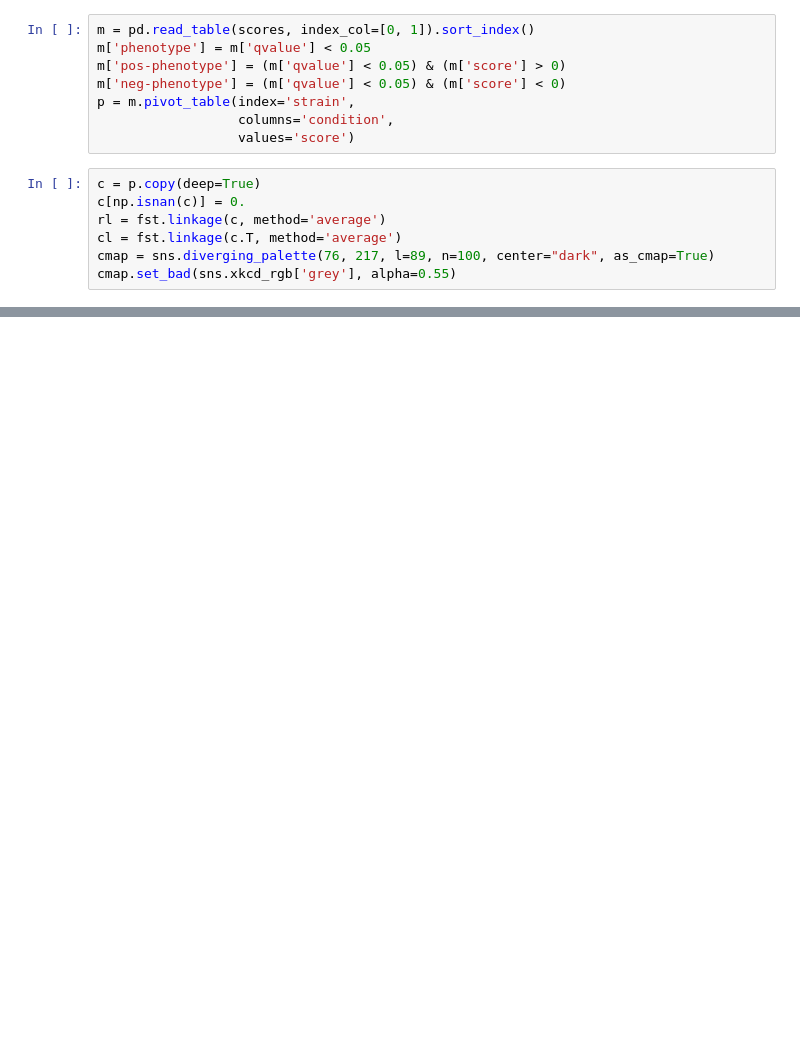
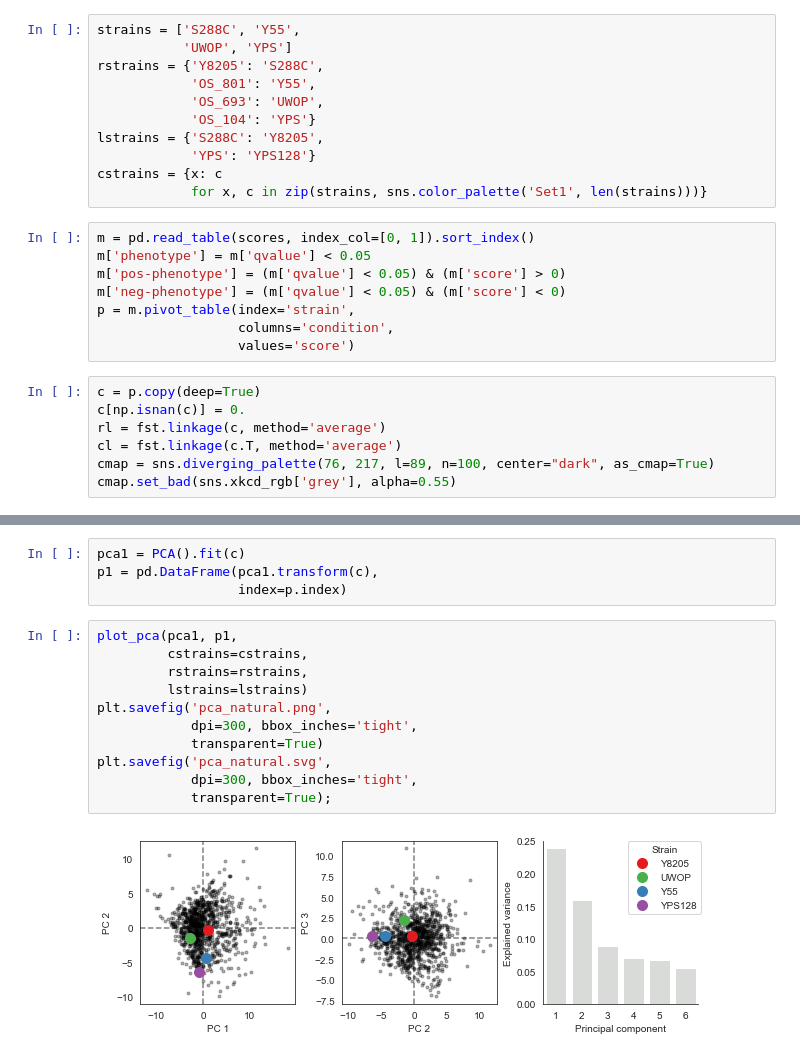
Before and after one commit to mgalardini/2018koyeast, a Jupyter notebook: notebooks/heatmaps-natural.ipynb, the cells around one changed output, grey strips where cells are left out. Drawn from its saved outputs; the diff is of its cells as text; blank space fills up the shorter version.

Commit message:
Include the WT strain

```diff
--- a/notebooks/heatmaps-natural.ipynb
+++ b/notebooks/heatmaps-natural.ipynb
@@ -23,3 +93,14 @@ import matplotlib.patches as patches
+# %%
+strains = ['S288C', 'Y55',
+           'UWOP', 'YPS']
+rstrains = {'Y8205': 'S288C',
+            'OS_801': 'Y55',
+            'OS_693': 'UWOP',
+            'OS_104': 'YPS'}
+lstrains = {'S288C': 'Y8205',
+            'YPS': 'YPS128'}
+cstrains = {x: c
+            for x, c in zip(strains, sns.color_palette('Set1', len(strains)))}
 # %%
 m = pd.read_table(scores, index_col=[0, 1]).sort_index()
 m['phenotype'] = m['qvalue'] < 0.05
@@ -94,0 +176,17 @@ plt.savefig('heatmap_natural.svg',
+# %%
+pca1 = PCA().fit(c)
+p1 = pd.DataFrame(pca1.transform(c),
+                  index=p.index)
+# %%
+plot_pca(pca1, p1,
+         cstrains=cstrains,
+         rstrains=rstrains,
+         lstrains=lstrains)
+plt.savefig('pca_natural.png',
+            dpi=300, bbox_inches='tight',
+            transparent=True)
+plt.savefig('pca_natural.svg',
+            dpi=300, bbox_inches='tight',
+            transparent=True);
+# %% [output]
+[figure, added]
```
Also changed, not shown: parts of 4 cells of this notebook, 1 other file.
